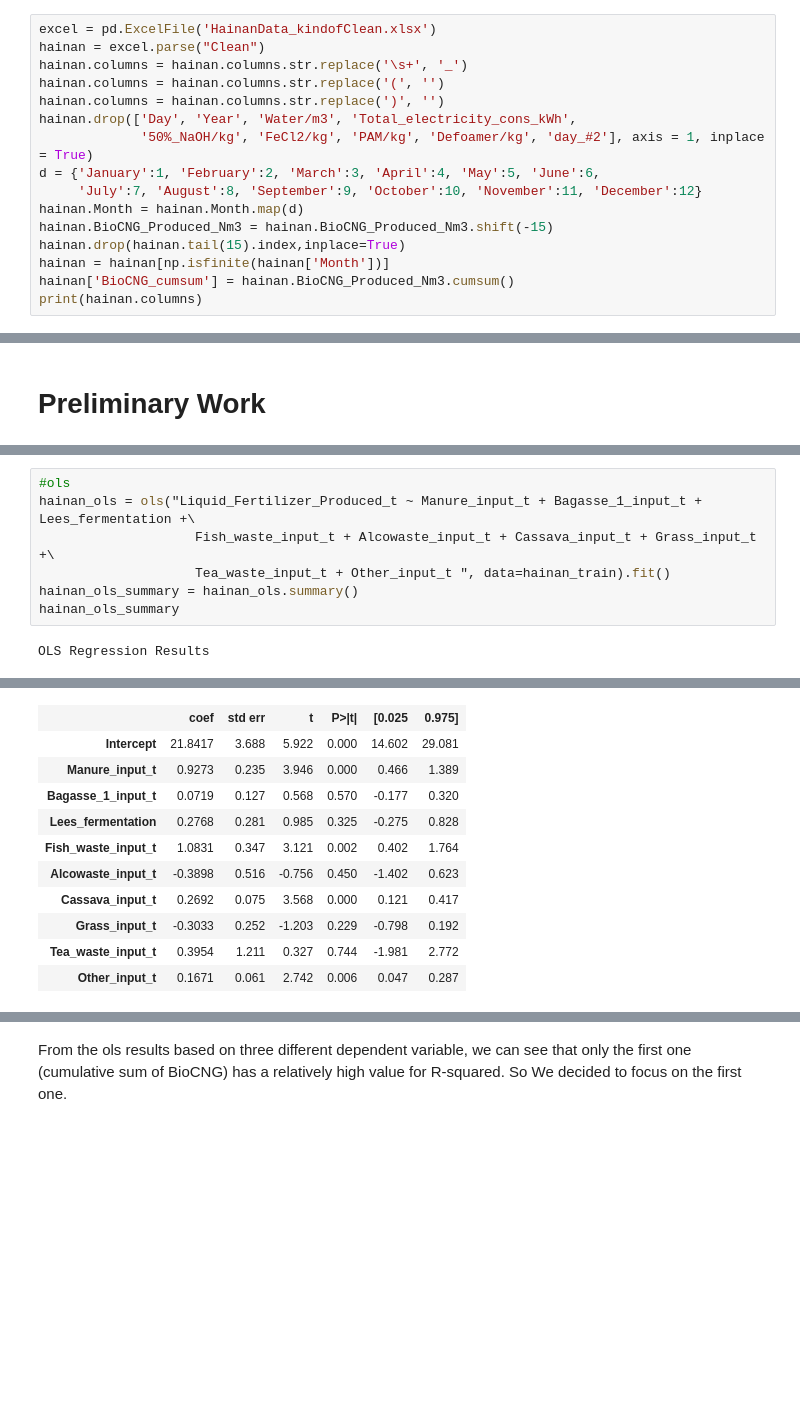
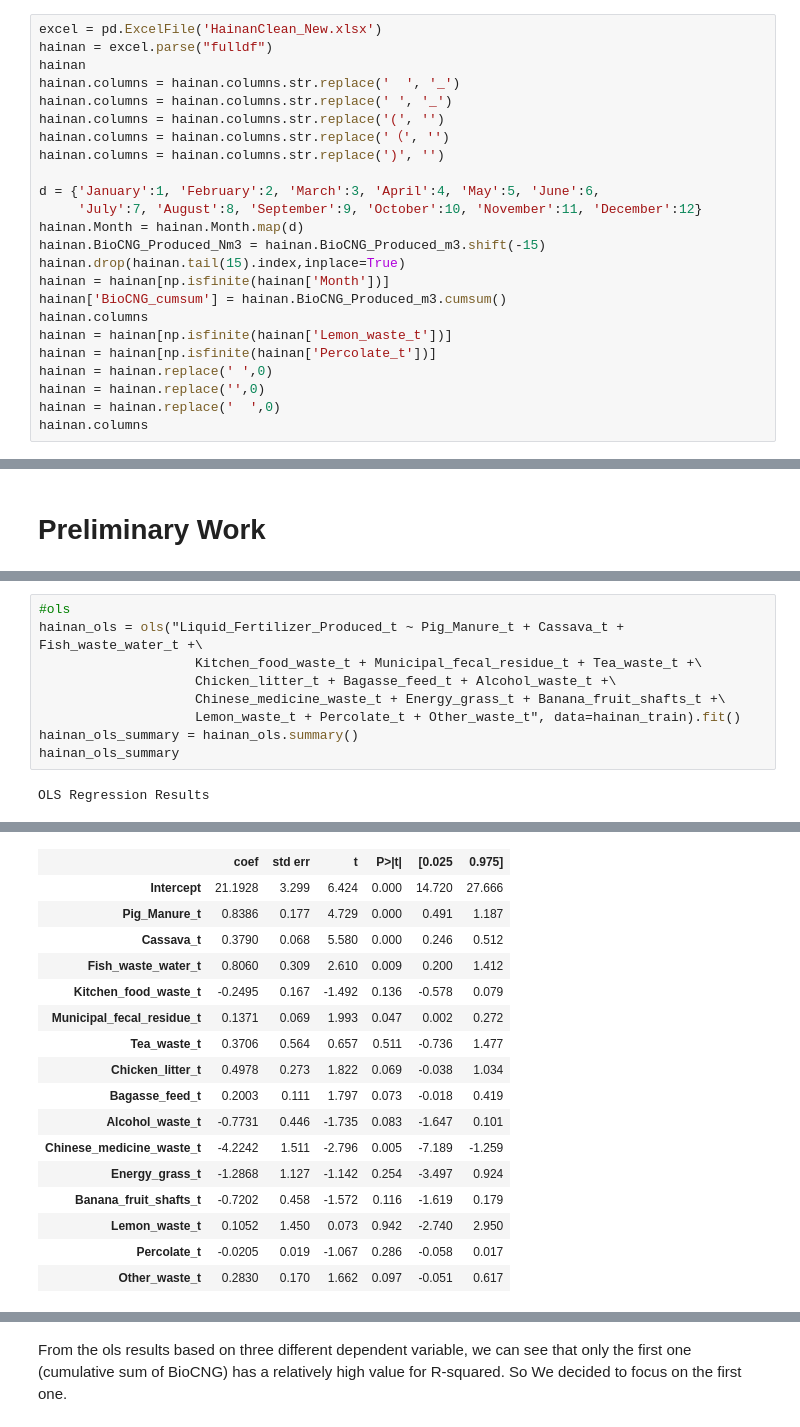
Before and after one commit to Victoria3467/BioDigest, a Jupyter notebook: Hainan/Hainan_toymodel.ipynb, the cells around one changed output, grey strips where cells are left out. Saved outputs shown, nothing was run; the diff lists cells and outputs as text; blank space fills up the shorter version.

```diff
--- a/Hainan/Hainan_toymodel.ipynb
+++ b/Hainan/Hainan_toymodel.ipynb
@@ -15,19 +15,27 @@ from sklearn import metrics
 # %% [markdown]
 # Data Cleaning
 # %%
-excel = pd.ExcelFile('HainanData_kindofClean.xlsx')
-hainan = excel.parse("Clean")
-hainan.columns = hainan.columns.str.replace('\s+', '_')
+excel = pd.ExcelFile('HainanClean_New.xlsx')
+hainan = excel.parse("fulldf")
+hainan
+hainan.columns = hainan.columns.str.replace('  ', '_')
+hainan.columns = hainan.columns.str.replace(' ', '_')
 hainan.columns = hainan.columns.str.replace('(', '')
+hainan.columns = hainan.columns.str.replace('（', '')
 hainan.columns = hainan.columns.str.replace(')', '')
-hainan.drop(['Day', 'Year', 'Water/m3', 'Total_electricity_cons_kWh',
-             '50%_NaOH/kg', 'FeCl2/kg', 'PAM/kg', 'Defoamer/kg', 'day_#2'], axis = 1, inplace = True)
+
 d = {'January':1, 'February':2, 'March':3, 'April':4, 'May':5, 'June':6,
      'July':7, 'August':8, 'September':9, 'October':10, 'November':11, 'December':12}
 hainan.Month = hainan.Month.map(d)
-hainan.BioCNG_Produced_Nm3 = hainan.BioCNG_Produced_Nm3.shift(-15)
+hainan.BioCNG_Produced_Nm3 = hainan.BioCNG_Produced_m3.shift(-15)
 hainan.drop(hainan.tail(15).index,inplace=True)
 hainan = hainan[np.isfinite(hainan['Month'])]
-hainan['BioCNG_cumsum'] = hainan.BioCNG_Produced_Nm3.cumsum()
-print(hainan.columns)
+hainan['BioCNG_cumsum'] = hainan.BioCNG_Produced_m3.cumsum()
+hainan.columns
+hainan = hainan[np.isfinite(hainan['Lemon_waste_t'])]
+hainan = hainan[np.isfinite(hainan['Percolate_t'])]
+hainan = hainan.replace(' ',0)
+hainan = hainan.replace('',0)
+hainan = hainan.replace('  ',0)
+hainan.columns
 # %% [output]
@@ -84,8 +118,10 @@ OLS Regression Results
 # %%
 #ols
-hainan_ols = ols("Liquid_Fertilizer_Produced_t ~ Manure_input_t + Bagasse_1_input_t + Lees_fermentation +\
-                    Fish_waste_input_t + Alcowaste_input_t + Cassava_input_t + Grass_input_t +\
-                    Tea_waste_input_t + Other_input_t ", data=hainan_train).fit()
+hainan_ols = ols("Liquid_Fertilizer_Produced_t ~ Pig_Manure_t + Cassava_t + Fish_waste_water_t +\
+                    Kitchen_food_waste_t + Municipal_fecal_residue_t + Tea_waste_t +\
+                    Chicken_litter_t + Bagasse_feed_t + Alcohol_waste_t +\
+                    Chinese_medicine_waste_t + Energy_grass_t + Banana_fruit_shafts_t +\
+                    Lemon_waste_t + Percolate_t + Other_waste_t", data=hainan_train).fit()
 hainan_ols_summary = hainan_ols.summary()
 hainan_ols_summary
 # %% [output]
@@ -101,12 +137,18 @@ OLS Regression Results
 | Covariance Type: | nonrobust |  |  |
 |  | coef | std err | t | P>|t| | [0.025 | 0.975] |
-| Intercept | 21.8417 | 3.688 | 5.922 | 0.000 | 14.602 | 29.081 |
-| Manure_input_t | 0.9273 | 0.235 | 3.946 | 0.000 | 0.466 | 1.389 |
-| Bagasse_1_input_t | 0.0719 | 0.127 | 0.568 | 0.570 | -0.177 | 0.320 |
-| Lees_fermentation | 0.2768 | 0.281 | 0.985 | 0.325 | -0.275 | 0.828 |
-| Fish_waste_input_t | 1.0831 | 0.347 | 3.121 | 0.002 | 0.402 | 1.764 |
-| Alcowaste_input_t | -0.3898 | 0.516 | -0.756 | 0.450 | -1.402 | 0.623 |
-| Cassava_input_t | 0.2692 | 0.075 | 3.568 | 0.000 | 0.121 | 0.417 |
-| Grass_input_t | -0.3033 | 0.252 | -1.203 | 0.229 | -0.798 | 0.192 |
-| Tea_waste_input_t | 0.3954 | 1.211 | 0.327 | 0.744 | -1.981 | 2.772 |
-| Other_input_t | 0.1671 | 0.061 | 2.742 | 0.006 | 0.047 | 0.287 |
+| Intercept | 21.1928 | 3.299 | 6.424 | 0.000 | 14.720 | 27.666 |
+| Pig_Manure_t | 0.8386 | 0.177 | 4.729 | 0.000 | 0.491 | 1.187 |
+| Cassava_t | 0.3790 | 0.068 | 5.580 | 0.000 | 0.246 | 0.512 |
+| Fish_waste_water_t | 0.8060 | 0.309 | 2.610 | 0.009 | 0.200 | 1.412 |
+| Kitchen_food_waste_t | -0.2495 | 0.167 | -1.492 | 0.136 | -0.578 | 0.079 |
+| Municipal_fecal_residue_t | 0.1371 | 0.069 | 1.993 | 0.047 | 0.002 | 0.272 |
+| Tea_waste_t | 0.3706 | 0.564 | 0.657 | 0.511 | -0.736 | 1.477 |
+| Chicken_litter_t | 0.4978 | 0.273 | 1.822 | 0.069 | -0.038 | 1.034 |
+| Bagasse_feed_t | 0.2003 | 0.111 | 1.797 | 0.073 | -0.018 | 0.419 |
+| Alcohol_waste_t | -0.7731 | 0.446 | -1.735 | 0.083 | -1.647 | 0.101 |
+| Chinese_medicine_waste_t | -4.2242 | 1.511 | -2.796 | 0.005 | -7.189 | -1.259 |
+| Energy_grass_t | -1.2868 | 1.127 | -1.142 | 0.254 | -3.497 | 0.924 |
+| Banana_fruit_shafts_t | -0.7202 | 0.458 | -1.572 | 0.116 | -1.619 | 0.179 |
+| Lemon_waste_t | 0.1052 | 1.450 | 0.073 | 0.942 | -2.740 | 2.950 |
+| Percolate_t | -0.0205 | 0.019 | -1.067 | 0.286 | -0.058 | 0.017 |
+| Other_waste_t | 0.2830 | 0.170 | 1.662 | 0.097 | -0.051 | 0.617 |
```
Also changed, not shown: parts of 13 cells of this notebook.
